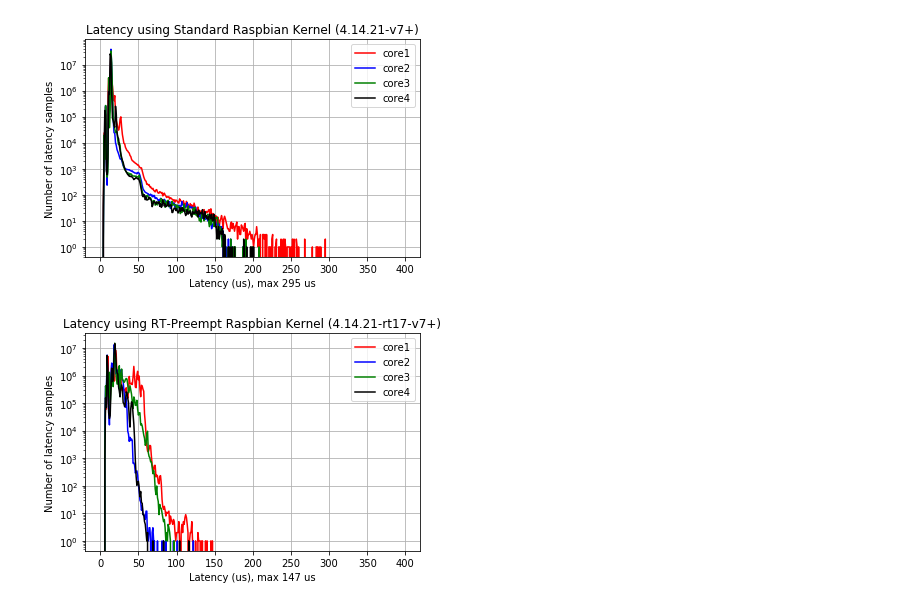
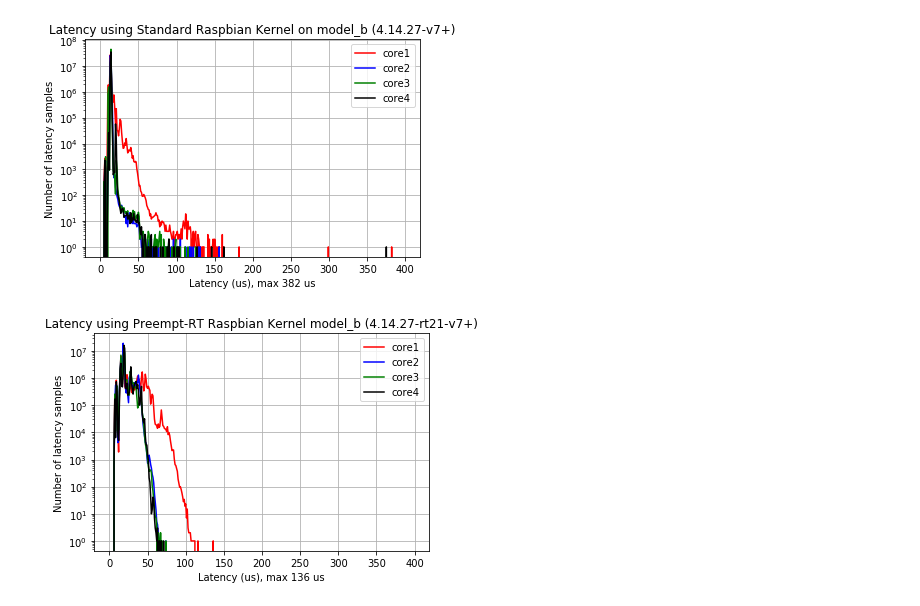
Before and after one commit to lemariva/RT-Tools-RPi, a Jupyter notebook: latency-analysis.ipynb, the cells around one changed output. Drawn from its saved outputs; the diff is of its cells as text; code cells hidden in the pictures.

Commit message:
* updated latency data from Rasbperry Pi 3 Model B+ & B * updated notebooks with new information * uploaded new patched kernel 4.14.27-rt21-v7+ (rPI 3 Model B & B+)

```diff
--- a/latency-analysis.ipynb
+++ b/latency-analysis.ipynb
@@ -34,9 +34,11 @@ def max_latency(core1_max, core2_max, core3_max, core4_max):
     max_latency = np.max([i1_max, i2_max, i3_max, i4_max])
     return max_latency
 # %%
-latency_std = load_csv_data(file_name='histogram_stdkernel.csv')
-latency_rt = load_csv_data(file_name='histogram_rtkernel.csv')
-latency_rt_docker = load_csv_data(file_name='histogram_rtkernel_docker.csv')
+model = "model_b"
+#model = "model_b+"
+latency_std = load_csv_data(file_name='histogram_stdkernel_' + model + '.csv',data_container='data/latency')
+latency_rt = load_csv_data(file_name='histogram_rtkernel_' + model + '.csv',data_container='data/latency')
+#latency_rt_docker = load_csv_data(file_name='histogram_rtkernel_docker.csv')
 # %%
 latency_std = latency_std.set_index('time')
 latency_rt = latency_rt.set_index('time')
@@ -48,17 +49,17 @@ max_latency_rt_docker = max_latency(latency_rt_docker.core1.values,latency_rt_do
 # %%
 mnplt = 0
 mxplt = 400
 plt.semilogy(latency_std.index[mnplt:mxplt], latency_std.core1[mnplt:mxplt], 'r', label='core1')
 plt.semilogy(latency_std.index[mnplt:mxplt], latency_std.core2[mnplt:mxplt], 'b', label='core2')
 plt.semilogy(latency_std.index[mnplt:mxplt], latency_std.core3[mnplt:mxplt], 'g', label='core3')
 plt.semilogy(latency_std.index[mnplt:mxplt], latency_std.core4[mnplt:mxplt], 'k', label='core4')
-plt.title('Latency using Standard Raspbian Kernel (4.14.21-v7+)')
+plt.title('Latency using Standard Raspbian Kernel on ' + model + ' (4.14.27-v7+)')
 plt.ylabel('Number of latency samples')
 plt.xlabel('Latency (us), max %i us' % max_latency_std)
 plt.legend()
 plt.grid(True)
 # %% [output]
-[figure, old version]
+[figure, new version]
 # %%
 mnplt = 0
 mxplt = 400
@@ -66,11 +67,11 @@ plt.semilogy(latency_rt.index[mnplt:mxplt], latency_rt.core1[mnplt:mxplt], 'r',
 plt.semilogy(latency_rt.index[mnplt:mxplt], latency_rt.core2[mnplt:mxplt], 'b', label='core2')
 plt.semilogy(latency_rt.index[mnplt:mxplt], latency_rt.core3[mnplt:mxplt], 'g', label='core3')
 plt.semilogy(latency_rt.index[mnplt:mxplt], latency_rt.core4[mnplt:mxplt], 'k', label='core4')
-plt.title('Latency using RT-Preempt Raspbian Kernel (4.14.21-rt17-v7+)')
+plt.title('Latency using Preempt-RT Raspbian Kernel ' + model + ' (4.14.27-rt21-v7+)')
 plt.ylabel('Number of latency samples')
 plt.xlabel('Latency (us), max %i us' % max_latency_rt)
 plt.legend()
 plt.grid(True)
 # %% [output]
-[figure, old version]
+[figure, new version]
 # %%
```
Also changed, not shown: parts of 6 cells of this notebook, 10 other files.
